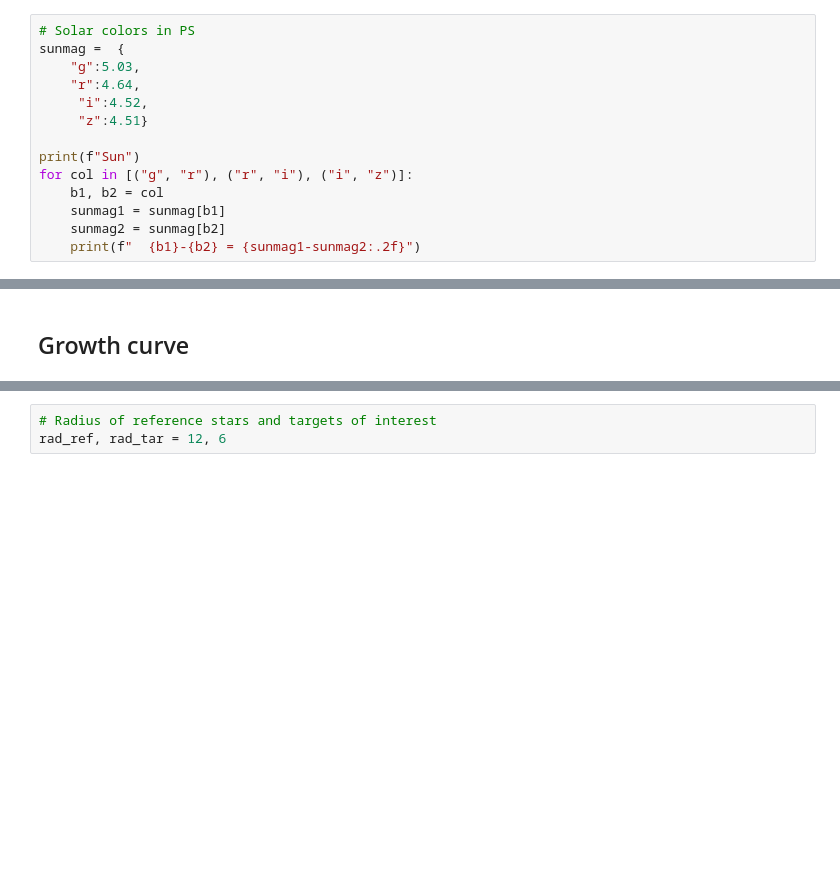
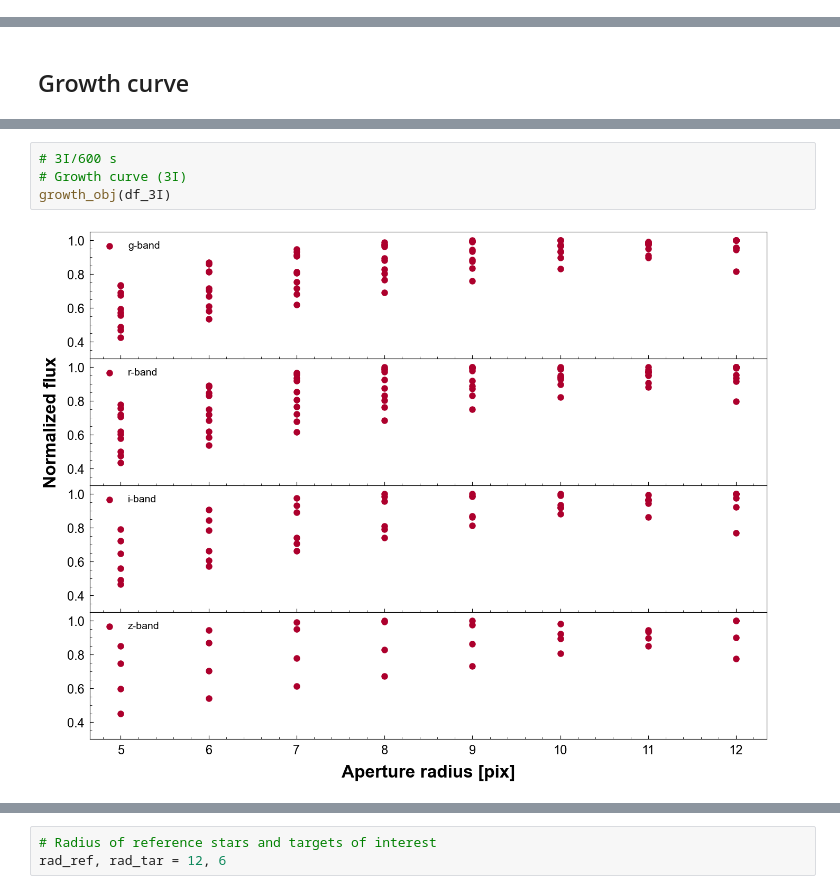
Before and after one commit to jinbeniyama/3I_Seimei, a Jupyter notebook: analysis/derive_mag_col_3I.ipynb, the cells around one changed output, grey strips where cells are left out. Cells and saved outputs as stored; diff of their text form; blank space fills up the shorter version.

```diff
--- a/analysis/derive_mag_col_3I.ipynb
+++ b/analysis/derive_mag_col_3I.ipynb
@@ -66,17 +57,3 @@ print(objid_list_600)
 ['Unnamed: 0', 'target', 'objtype', 'jd', 'band', 'frameid', 'radius', 'flux', 'fluxerr', 'instmag', 'instmagerr', 'elapsed_min']
 [87412636249073504, 87422636240905378, 87442635742587845, 87392636681137829, 87402636116059815, 87422636034635175, 87392636229800487, 87442636694638890, 87382636803243435, 87412636663534771, 874526359 ...
 [85982636806130368, 85982636709472070, 85972637131924617, 85952637084765674, 85962637240119083, 85952636907932588, 85942637509846701, 85922637315970606, 85942637677608812, 85952637601954193, 859426372 ...
-# %%
-# Solar colors in PS
-sunmag =  {
-    "g":5.03,
-    "r":4.64,
-     "i":4.52,
-     "z":4.51}
-
-print(f"Sun")
-for col in [("g", "r"), ("r", "i"), ("i", "z")]:
-    b1, b2 = col
-    sunmag1 = sunmag[b1]
-    sunmag2 = sunmag[b2]
-    print(f"  {b1}-{b2} = {sunmag1-sunmag2:.2f}")
@@ -247 +238,7 @@ for ax in axes:
+# %%
+# 3I/600 s
+# Growth curve (3I)
+growth_obj(df_3I)
+# %% [output]
+[figure, added]
 # %%
```
Also changed, not shown: parts of 23 cells of this notebook.
